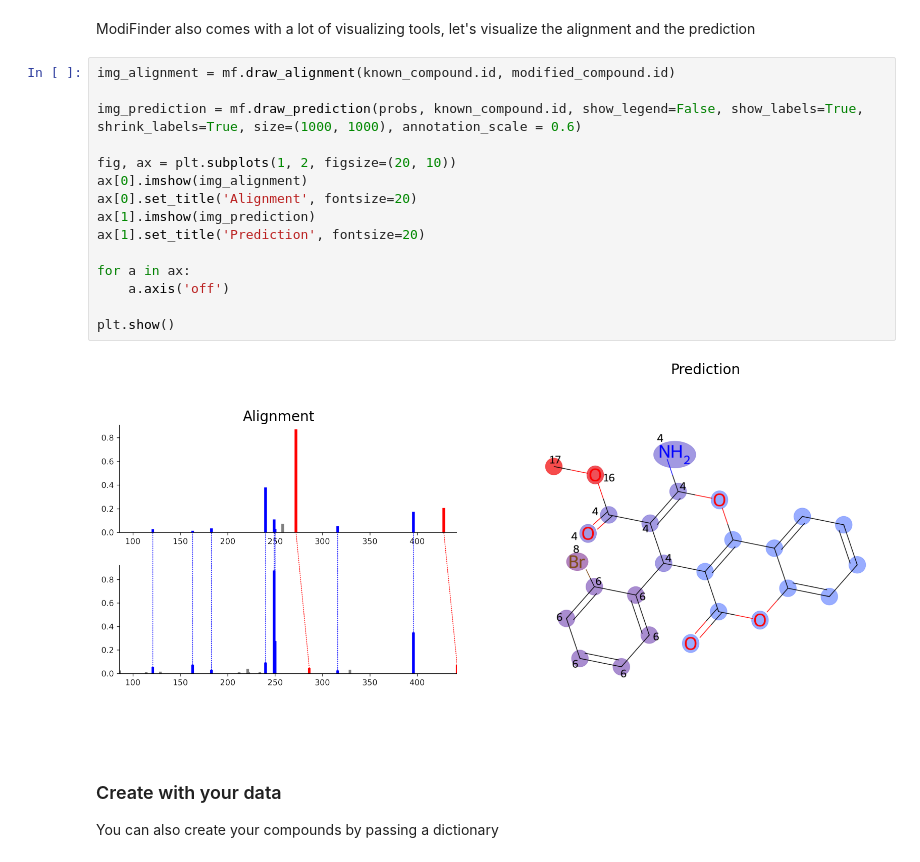
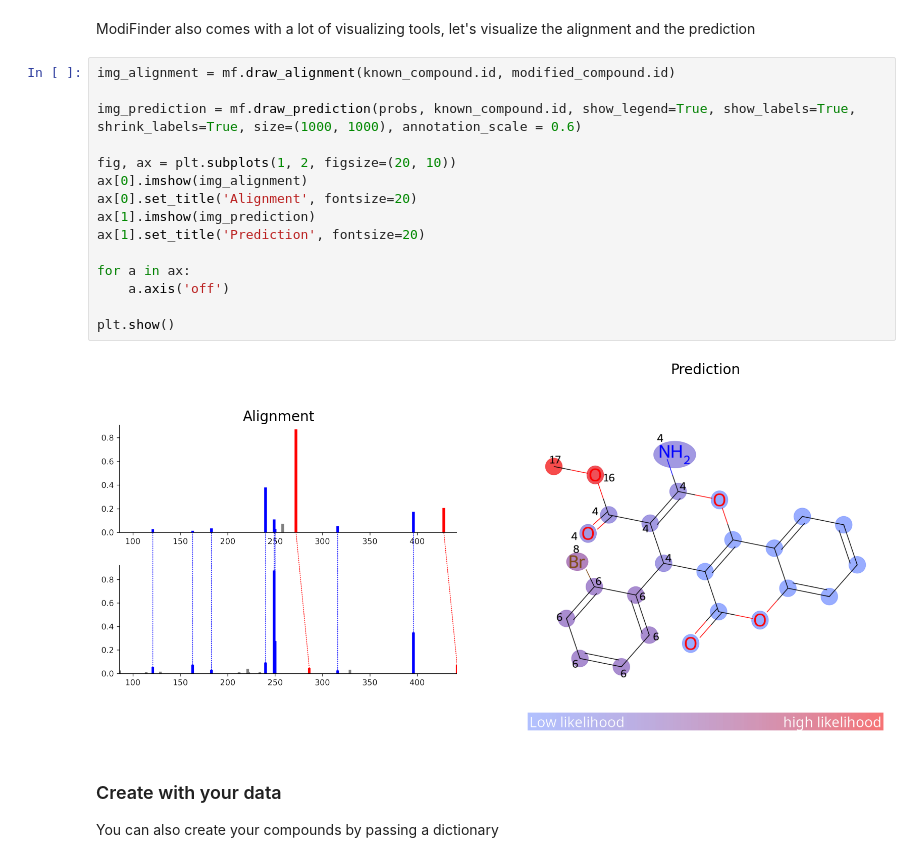
Before and after one commit to Wang-Bioinformatics-Lab/ModiFinder_base, a Jupyter notebook: docs/source/tutorials/basics.ipynb, the cells around one changed output. Saved outputs shown, nothing was run; the diff lists cells and outputs as text.

```diff
--- a/docs/source/tutorials/basics.ipynb
+++ b/docs/source/tutorials/basics.ipynb
@@ -43,20 +67,20 @@ ModiFinder also comes with a lot of visualizing tools, let's visualize the align
 # %%
 img_alignment = mf.draw_alignment(known_compound.id, modified_compound.id)
 
-img_prediction = mf.draw_prediction(probs, known_compound.id, show_legend=False, show_labels=True, shrink_labels=True, size=(1000, 1000), annotation_scale = 0.6)
+img_prediction = mf.draw_prediction(probs, known_compound.id, show_legend=True, show_labels=True, shrink_labels=True, size=(1000, 1000), annotation_scale = 0.6)
 
 fig, ax = plt.subplots(1, 2, figsize=(20, 10))
 ax[0].imshow(img_alignment)
 ax[0].set_title('Alignment', fontsize=20)
 ax[1].imshow(img_prediction)
 ax[1].set_title('Prediction', fontsize=20)
 
 for a in ax:
     a.axis('off')
 
 plt.show()
 # %% [output]
-[figure, old version]
+[figure, new version]
 # %% [markdown]
 ### Create with your data
 You can also create your compounds by passing a dictionary
```
Also changed, not shown: parts of 9 cells of this notebook, 17 other files.
